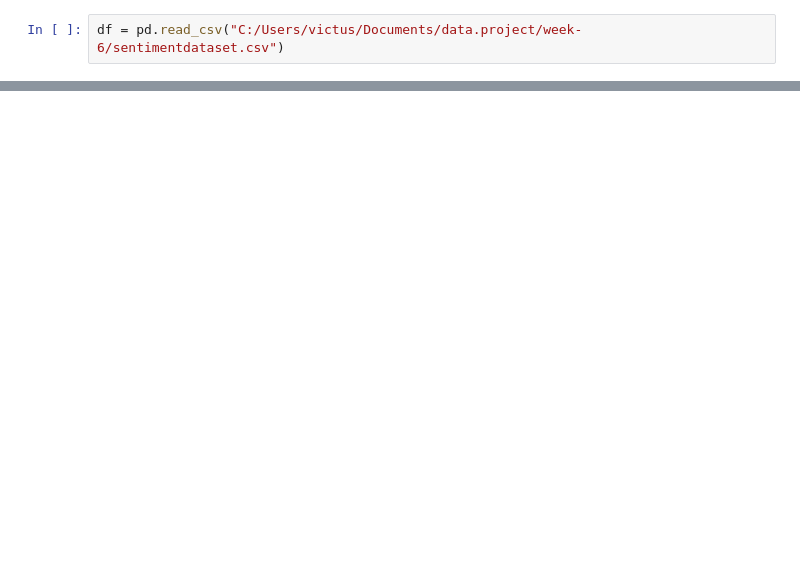
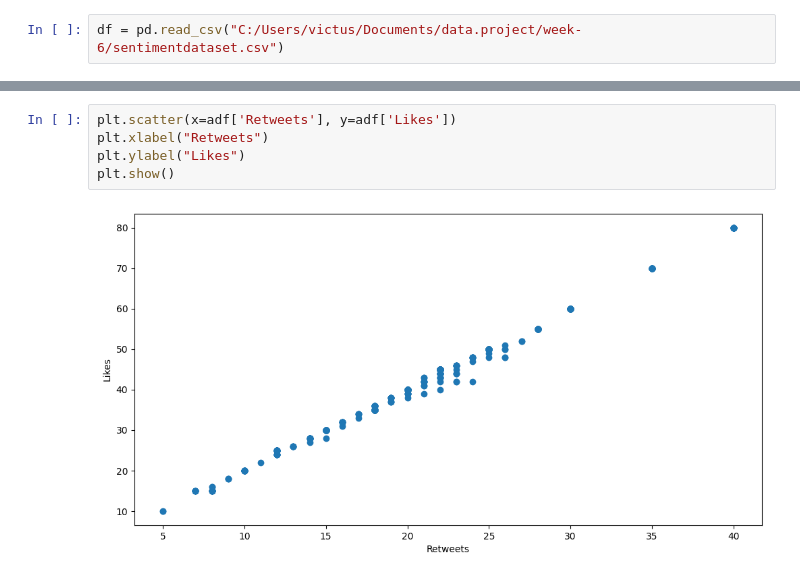
Before and after one commit to Nurbanuak/data.project, a Jupyter notebook: exercises/week-6-exercise.ipynb, the cells around one changed output, grey strips where cells are left out. Drawn from its saved outputs; the diff is of its cells as text; blank space fills up the shorter version.

```diff
--- a/exercises/week-6-exercise.ipynb
+++ b/exercises/week-6-exercise.ipynb
@@ -52,0 +90,7 @@ cdf.head(20)
+# %%
+plt.scatter(x=adf['Retweets'], y=adf['Likes'])
+plt.xlabel("Retweets")
+plt.ylabel("Likes")
+plt.show()
+# %% [output]
+[figure, added]
```
Also changed, not shown: parts of 16 cells of this notebook.
